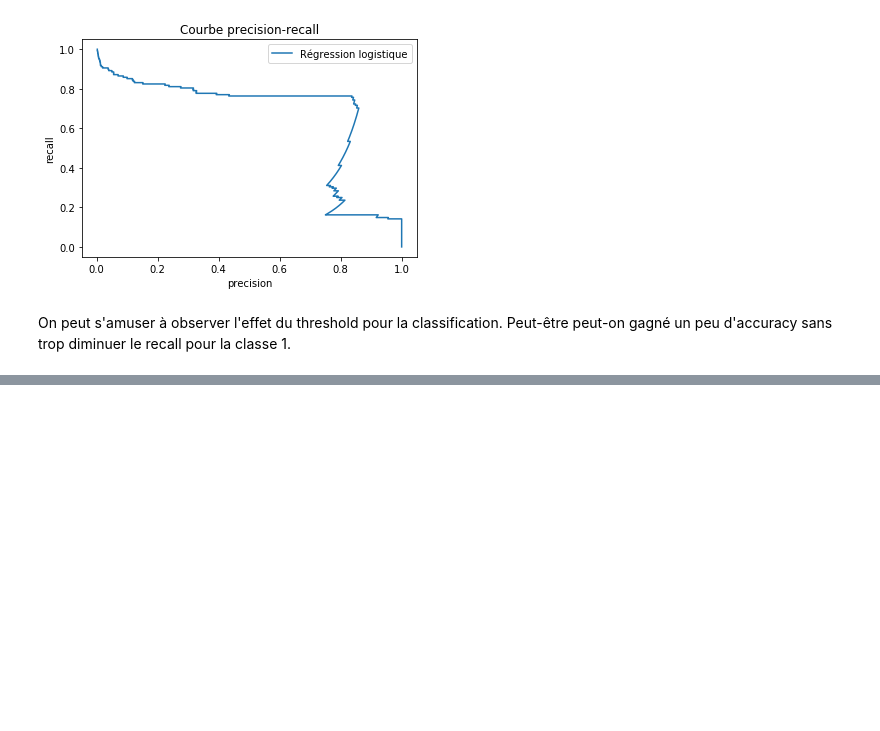
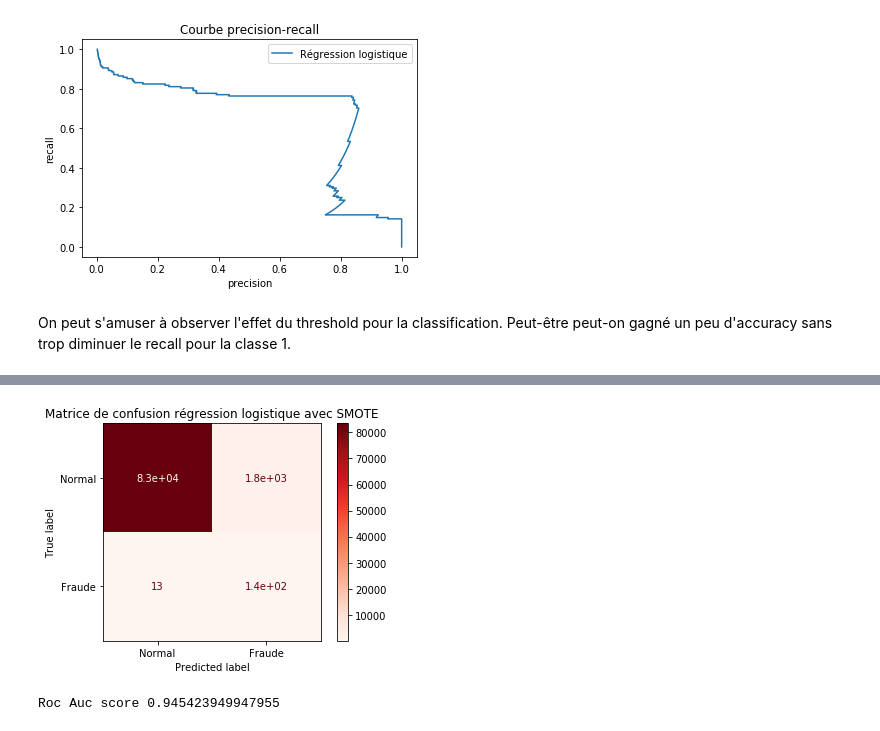
Before and after one commit to PascalJD/FraudDetection, a Jupyter notebook: Détection de fraude.ipynb, the cells around one changed output, grey strips where cells are left out. Drawn from its saved outputs; the diff is of its cells as text; code cells hidden in the pictures; blank space fills up the shorter version.

```diff
--- a/Détection de fraude.ipynb
+++ b/Détection de fraude.ipynb
@@ -657,0 +708,9 @@ print_metrics(y_test, predictions)
+# %%
+smote = SMOTE(sampling_strategy='minority', random_state=0)
+# %%
+# Logistic Regression
+log_reg = LogisticRegression()
+
+# Tuning penalty and regularization using cross validation
+params = {'penalty': ['l2'], 'C': [0.001, 0.01, 0.1, 1, 10, 100, 1000]}
+log_reg_smote = grid_search_cv_resample(X_train, y_train, log_reg, params, cv=5, resampler=smote, metric='recall', verbose=True)
@@ -657,0 +762,8 @@ print_metrics(y_test, predictions)
+# %%
+X_train_smote, y_train_smote = smote.fit_resample(X_train, y_train)
+
+log_reg_smote.fit(X_train_smote, y_train_smote)
+
+predictions = log_reg_smote.predict(X_test)
+
+print_metrics(y_test, predictions)
@@ -657,0 +781,18 @@ print_metrics(y_test, predictions)
+# %%
+# Confusion matrix
+np.set_printoptions(precision=2)
+
+disp = plot_confusion_matrix(log_reg_smote, X_test, y_test,
+                                 display_labels=["Normal", "Fraude"],
+                                 cmap=plt.cm.Reds,
+                                 normalize=None)
+disp.ax_.set_title('Matrice de confusion régression logistique avec SMOTE')
+
+plt.show()
+# %% [output]
+[figure, added]
+# %%
+roc_auc_reg_smote = roc_auc_score(y_test, predictions)
+print('Roc Auc score', roc_auc_reg_smote)
+# %% [output]
+Roc Auc score 0.945423949947955
```
Also changed, not shown: parts of 78 cells of this notebook.
